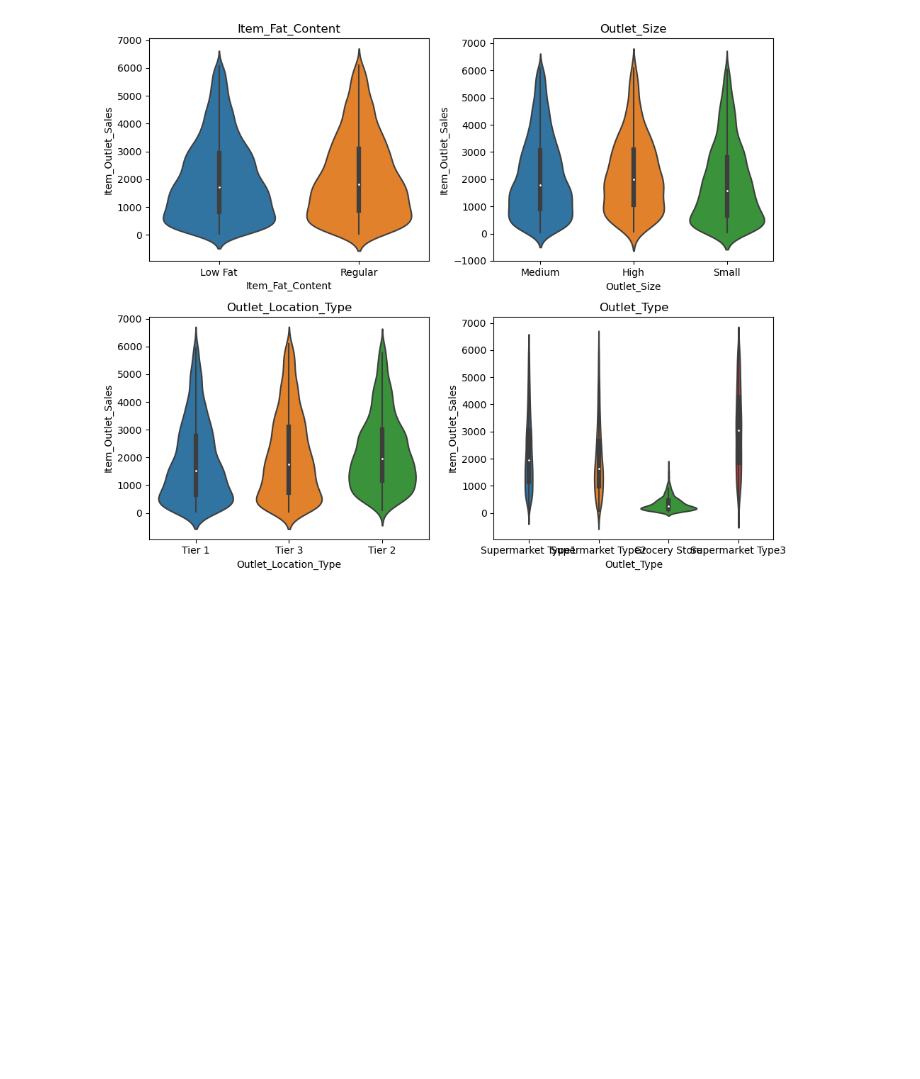
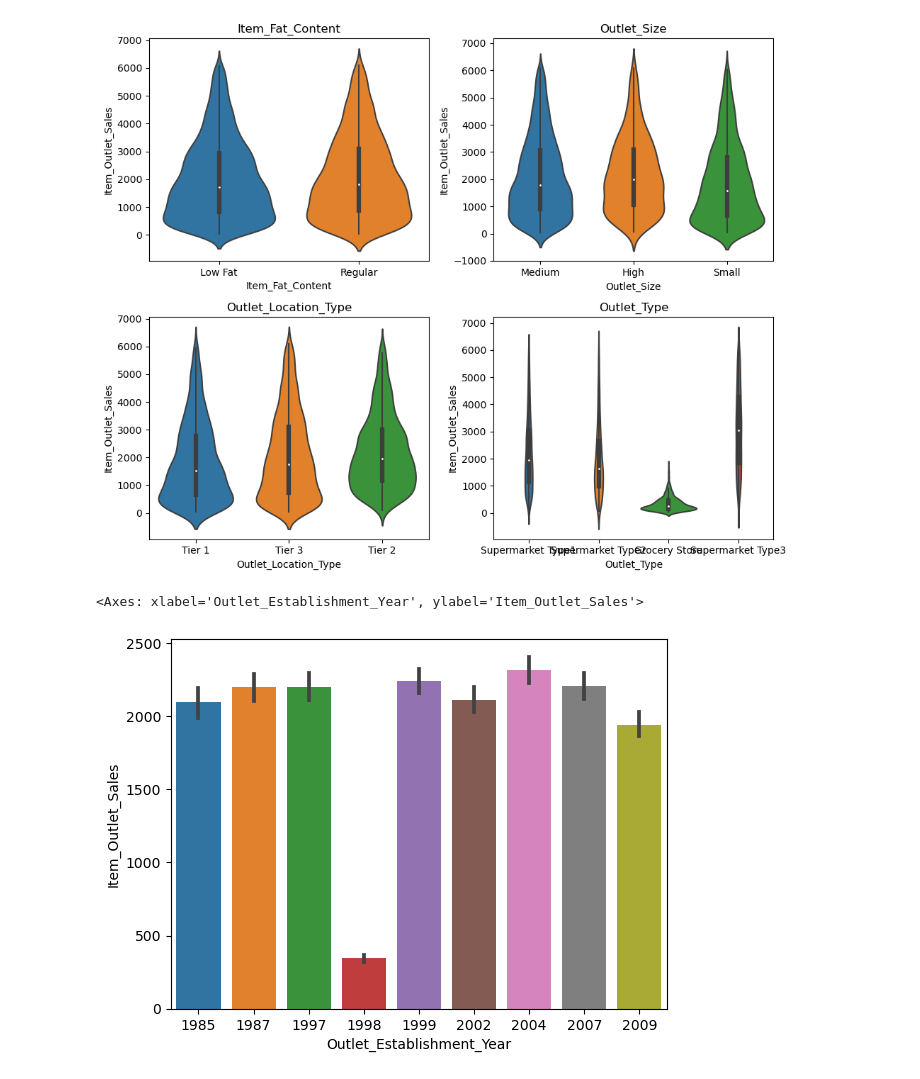
Before and after one commit to Aravind-SL/Sales_price_prediction, a Jupyter notebook: Notebooks/1 . EDA SALES PRICE.ipynb, the cells around one changed output. Drawn from its saved outputs; the diff is of its cells as text; code cells hidden in the pictures; blank space fills up the shorter version.

```diff
--- a/Notebooks/1 . EDA SALES PRICE.ipynb
+++ b/Notebooks/1 . EDA SALES PRICE.ipynb
@@ -400,3 +413,8 @@ plt.tight_layout()
 plt.show()
 # %% [output]
 [figure]
+# %%
+sns.barplot(x='Outlet_Establishment_Year', y='Item_Outlet_Sales', data=df)
+# %% [output]
+<Axes: xlabel='Outlet_Establishment_Year', ylabel='Item_Outlet_Sales'>
+[figure, added]
```
Also changed, not shown: parts of 6 cells of this notebook, 11 other files.
